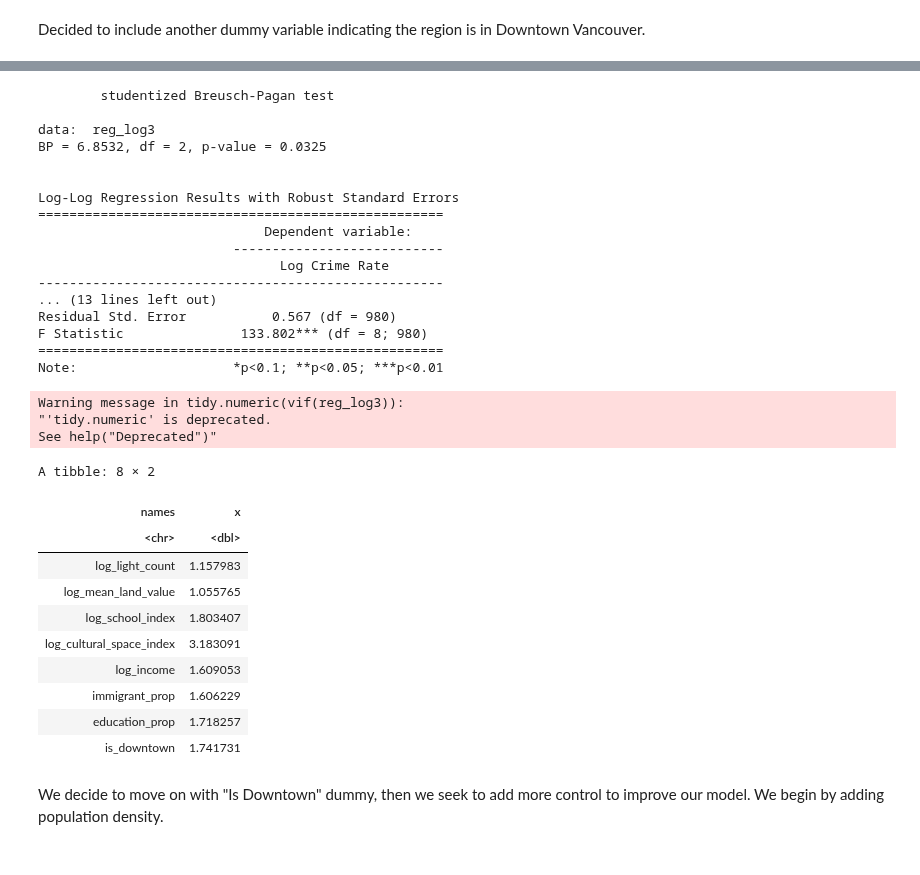
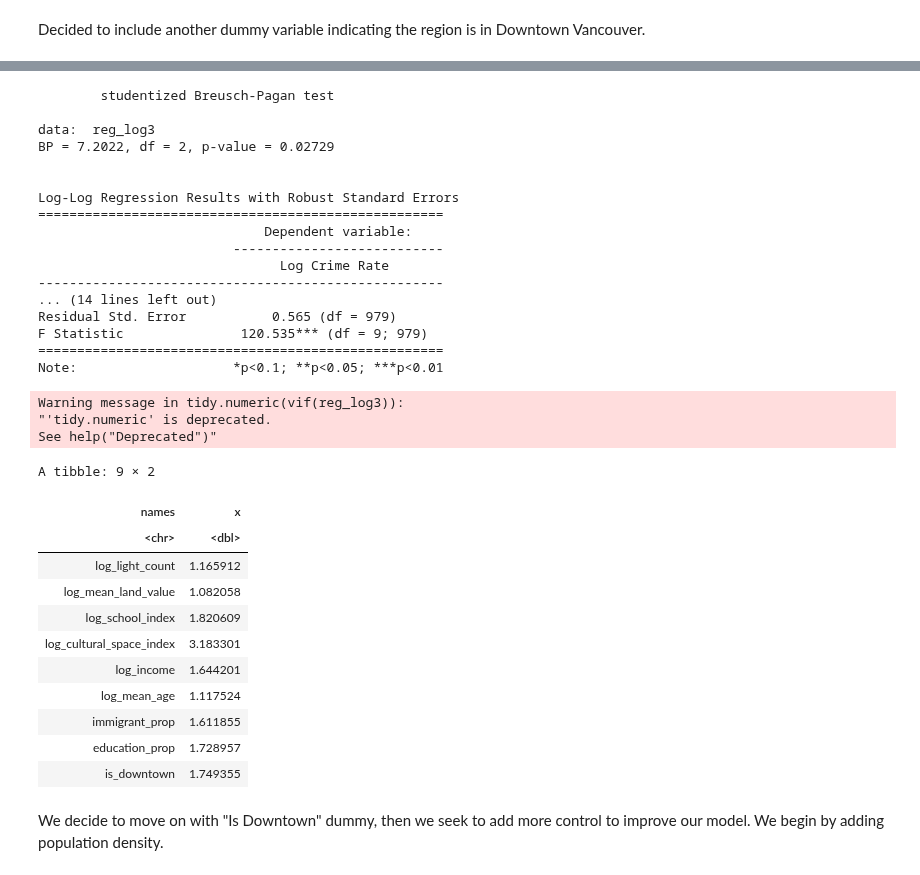
Before and after one commit to Irene-Berezin/econ326, a Jupyter notebook: project_workbook.ipynb, the cells around one changed output, grey strips where cells are left out. Cells and saved outputs as stored; diff of their text form; code cells hidden in the pictures.

```diff
--- a/project_workbook.ipynb
+++ b/project_workbook.ipynb
@@ -616,53 +670,54 @@ $ insite_dummy             <int> 0, 0, 0, 0, 0, 0, 0, 0, 0, 0, 0, 0, 0, 0, 0,
 $ is_downtown              <int> 0, 0, 0, 0, 0, 0, 0, 0, 0, 0, 0, 0, 0, 0, 0, …
 # %%
 reg_log3 <- lm(log_crime_rate ~ log_light_count+ log_mean_land_value + log_school_index + log_cultural_space_index
-               + log_income + immigrant_prop + education_prop + is_downtown,
+               + log_income + log_mean_age + immigrant_prop + education_prop + is_downtown,
               data = census_index_crime_log)
 
 white_test <- bptest(reg_log3, ~ fitted(reg_log3) + I(fitted(reg_log3)^2), data = census_index_crime_log)
 print(white_test)
 
 robust_se3 <- sqrt(diag(vcovHC(reg_log3, type = "HC1")))
 
 stargazer(reg_log3, type = "text",
         title = "Log-Log Regression Results with Robust Standard Errors",
         dep.var.labels = c("Log Crime Rate"),
         se = list(robust_se3),
         single.row=TRUE)
 
 vif(reg_log3)|>tidy()
 # %% [output]
         studentized Breusch-Pagan test
 
 data:  reg_log3
-BP = 6.8532, df = 2, p-value = 0.0325
+BP = 7.2022, df = 2, p-value = 0.02729
 
 
 Log-Log Regression Results with Robust Standard Errors
 ====================================================
                              Dependent variable:
                          ---------------------------
                                Log Crime Rate
 ----------------------------------------------------
-... (13 lines left out)
-Residual Std. Error           0.567 (df = 980)
-F Statistic               133.802*** (df = 8; 980)
+... (14 lines left out)
+Residual Std. Error           0.565 (df = 979)
+F Statistic               120.535*** (df = 9; 979)
 ====================================================
 Note:                    *p<0.1; **p<0.05; ***p<0.01
 Warning message in tidy.numeric(vif(reg_log3)):
 "'tidy.numeric' is deprecated.
 See help("Deprecated")"
-A tibble: 8 × 2
+A tibble: 9 × 2
 | names | x |
 | <chr> | <dbl> |
-| log_light_count | 1.157983 |
-| log_mean_land_value | 1.055765 |
-| log_school_index | 1.803407 |
-| log_cultural_space_index | 3.183091 |
-| log_income | 1.609053 |
-| immigrant_prop | 1.606229 |
-| education_prop | 1.718257 |
-| is_downtown | 1.741731 |
+| log_light_count | 1.165912 |
+| log_mean_land_value | 1.082058 |
+| log_school_index | 1.820609 |
+| log_cultural_space_index | 3.183301 |
+| log_income | 1.644201 |
+| log_mean_age | 1.117524 |
+| immigrant_prop | 1.611855 |
+| education_prop | 1.728957 |
+| is_downtown | 1.749355 |
 # %% [markdown]
 We decide to move on with "Is Downtown" dummy, then we seek to add more control to improve our model. We begin by adding population density.
 # %%
```
Also changed, not shown: parts of 30 cells of this notebook.
